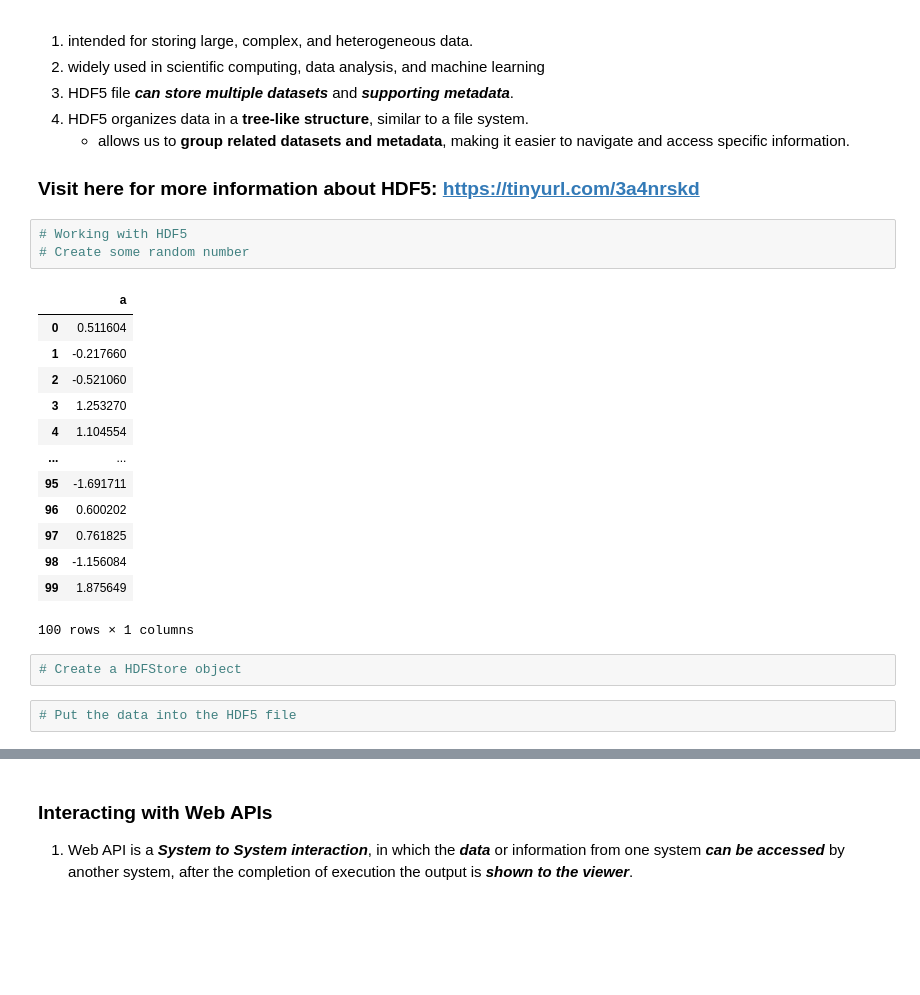
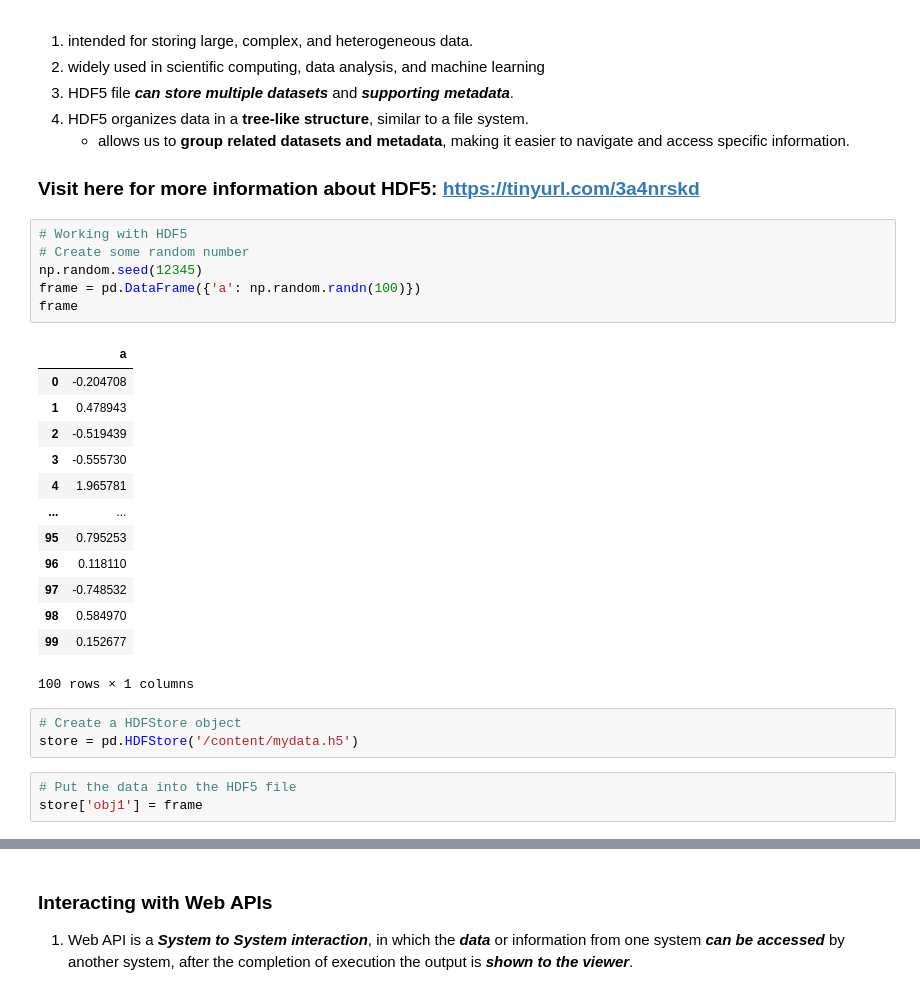
Before and after one commit to hathimazman/Master-Data-Science, a Jupyter notebook: Semester_1/Data_Science/P153146_Week09_DataLoading_Storage_20241214.ipynb, the cells around one changed output, grey strips where cells are left out. Drawn from its saved outputs; the diff is of its cells as text; blank space fills up the shorter version.

```diff
--- a/Semester_1/Data_Science/P153146_Week09_DataLoading_Storage_20241214.ipynb
+++ b/Semester_1/Data_Science/P153146_Week09_DataLoading_Storage_20241214.ipynb
@@ -550,23 +552,28 @@ frame
 # %%
 # Working with HDF5
 # Create some random number
+np.random.seed(12345)
+frame = pd.DataFrame({'a': np.random.randn(100)})
+frame
 # %% [output]
 |  | a |
-| 0 | 0.511604 |
-| 1 | -0.217660 |
-| 2 | -0.521060 |
-| 3 | 1.253270 |
-| 4 | 1.104554 |
+| 0 | -0.204708 |
+| 1 | 0.478943 |
+| 2 | -0.519439 |
+| 3 | -0.555730 |
+| 4 | 1.965781 |
 | ... | ... |
-| 95 | -1.691711 |
-| 96 | 0.600202 |
-| 97 | 0.761825 |
-| 98 | -1.156084 |
-| 99 | 1.875649 |
+| 95 | 0.795253 |
+| 96 | 0.118110 |
+| 97 | -0.748532 |
+| 98 | 0.584970 |
+| 99 | 0.152677 |
 100 rows × 1 columns
 # %%
 # Create a HDFStore object
+store = pd.HDFStore('/content/mydata.h5')
 # %%
 # Put the data into the HDF5 file
+store['obj1'] = frame
 # %%
 # Retrieve objects contained in the HDF5 file
```
Also changed, not shown: parts of 20 cells of this notebook.
